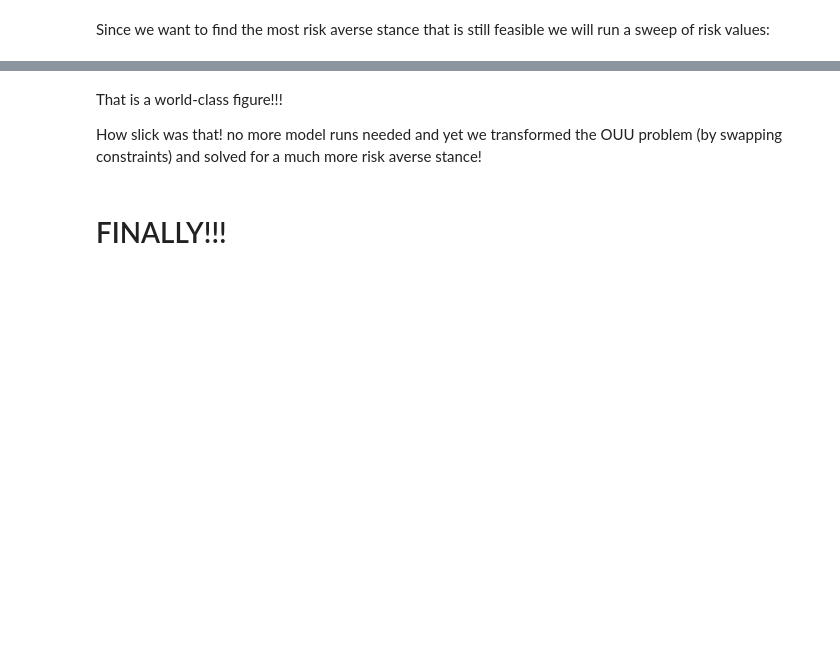
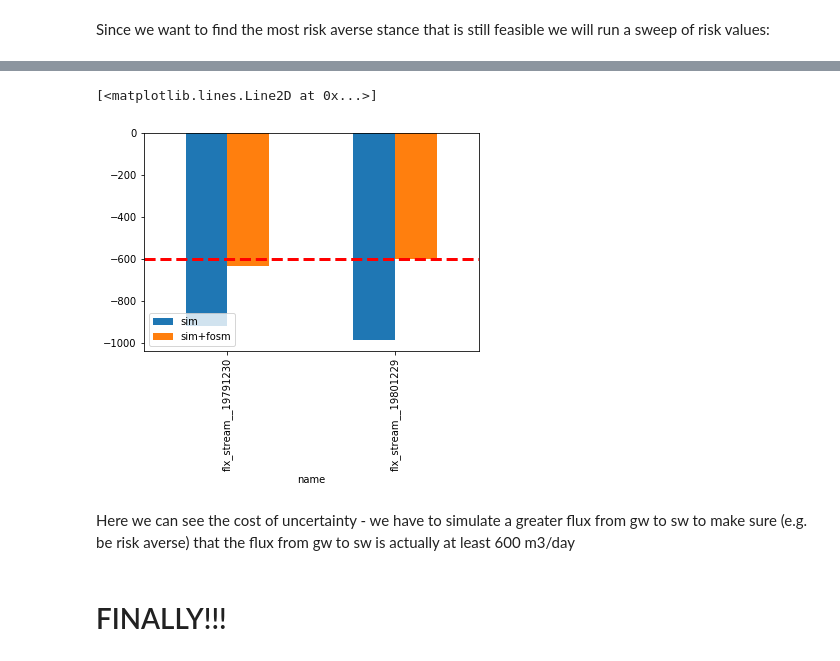
Before and after one commit to mnfienen/GW1876, a Jupyter notebook: activities_2day_mfm/notebooks/pestpp-opt.ipynb, the cells around one changed output, grey strips where cells are left out. Cells and saved outputs as stored; diff of their text form; code cells hidden in the pictures; blank space fills up the shorter version.

```diff
--- a/activities_2day_mfm/notebooks/pestpp-opt.ipynb
+++ b/activities_2day_mfm/notebooks/pestpp-opt.ipynb
@@ -313,10 +529,9 @@ for i in range(par_df.shape[0],axes.shape[0]):
 # %%
-pst.pestpp_options["opt_risk"] = 0.9
+pst.pestpp_options["opt_risk"] = risk_vals[-1]
 pst.pestpp_options["opt_skip_final"] = False
 pst.write(os.path.join(m_d,"freyberg_opt_restart.pst"))
 pyemu.os_utils.run("pestpp-opt freyberg_opt_restart.pst",cwd=m_d)
-par_df = pyemu.pst_utils.read_parfile(os.path.join(m_d,"freyberg_opt_restart.1.par"))
-par_df = par_df.loc[dvg_pars,:]
-res_df = pyemu.pst_utils.read_resfile(os.path.join(m_d,"freyberg_opt_restart.1.est+fosm.rei"))
+# load the simulated outputs plus the FOSM chance constraint offsets:
+res_df = pyemu.pst_utils.read_resfile(os.path.join(m_d,"freyberg_opt_restart.1.sim+fosm.rei"))
 res_df = res_df.loc[pst.nnz_obs_names,:]
 res_df
@@ -323,7 +544,14 @@ res_df
-# %% [markdown]
-That is a world-class figure!!!
-
-How slick was that!  no more model runs needed and yet we transformed the OUU problem (by swapping constraints) and solved for a much more risk averse stance!
+# %%
+# load the actual model simulated outputs
+res_df_sim = pyemu.pst_utils.read_resfile(os.path.join(m_d,"freyberg_opt_restart.1.sim.rei"))
+res_df_sim = res_df_sim.loc[pst.nnz_obs_names,:]
+ax = pd.DataFrame({"sim":res_df_sim.modelled,"sim+fosm":res_df.modelled}).plot(kind="bar")
+ax.plot(ax.get_xlim(),[-600,-600],"r--",lw=3)
+# %% [output]
+[<matplotlib.lines.Line2D at 0x...>]
+[figure, added]
+# %% [markdown]
+Here we can see the cost of uncertainty - we have to simulate a greater flux from gw to sw to make sure (e.g. be risk averse) that the flux from  gw to sw is actually at least 600 m3/day
 # %% [markdown]
 # FINALLY!!!
 # %% [markdown]
```
Also changed, not shown: parts of 34 cells of this notebook, 7 other files.
